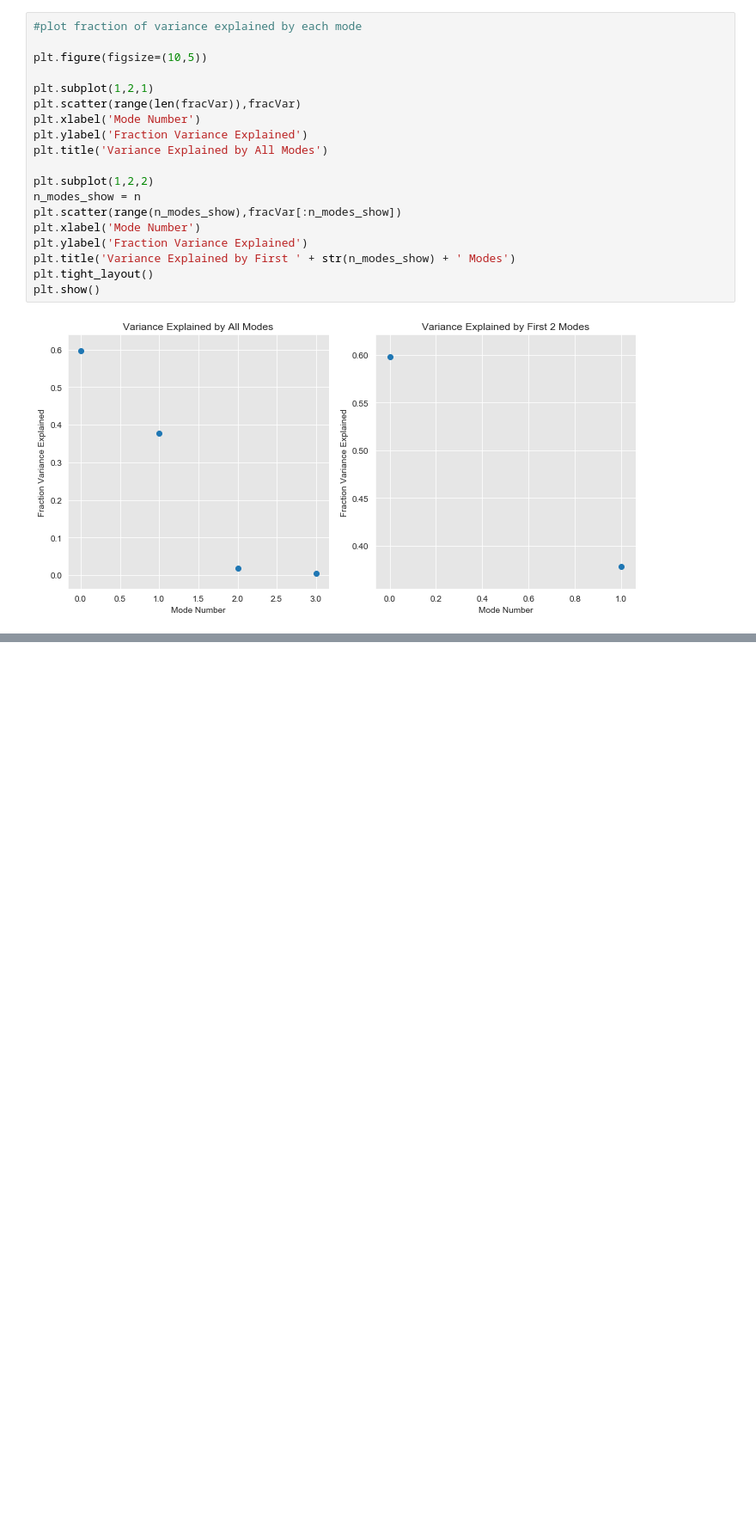
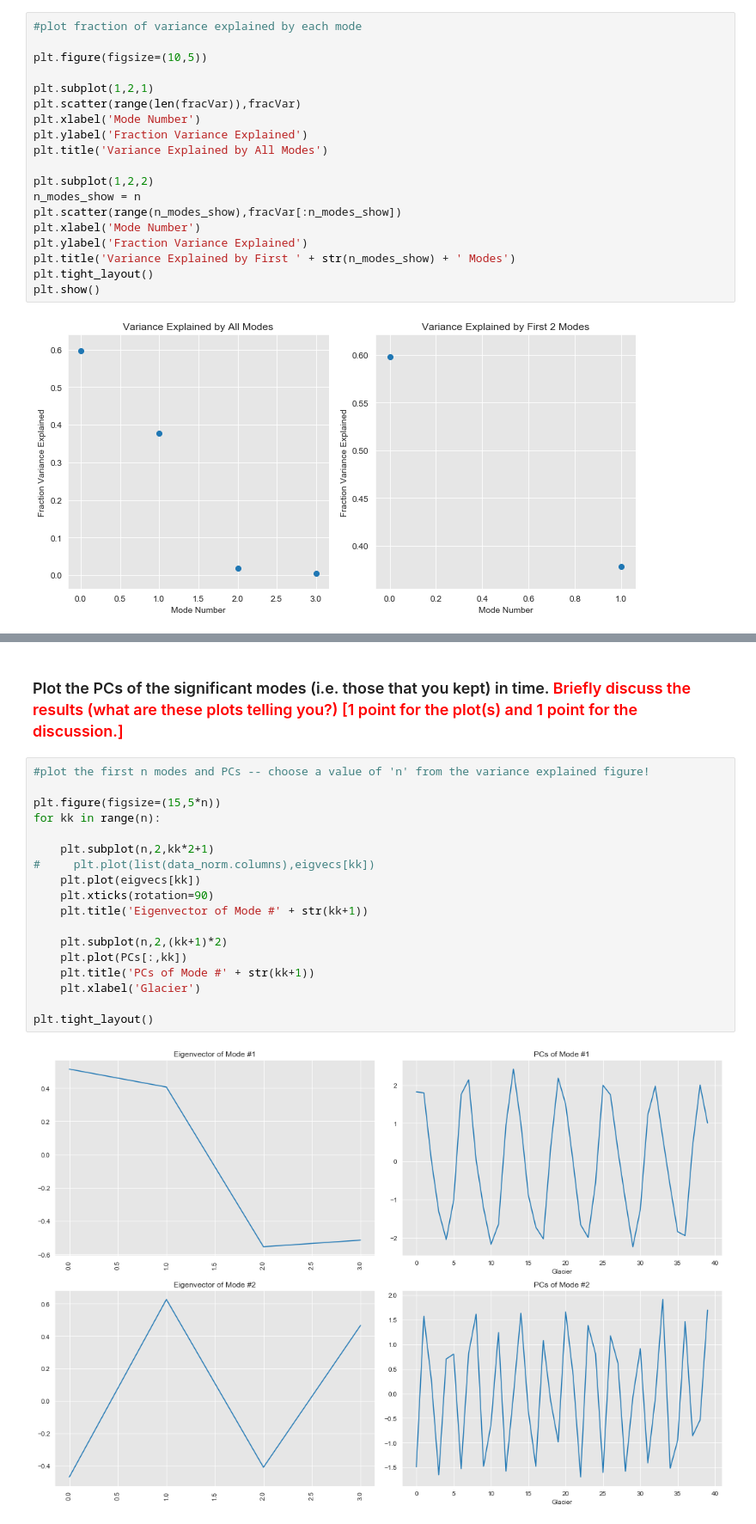
Before and after one commit to Pearl-Ayem/Geoscientific-Data-Science-and-Empirical-Modeling, a Jupyter notebook: Assignment_2/Assn2.ipynb, the cells around one changed output, grey strips where cells are left out. Shown: that part at 86% size. Cells and saved outputs as stored; diff of their text form; blank space fills up the shorter version.

```diff
--- a/Assignment_2/Assn2.ipynb
+++ b/Assignment_2/Assn2.ipynb
@@ -87,0 +116,22 @@ plt.show()
+# %% [markdown]
+### Plot the PCs of the significant modes (i.e. those that you kept) in time. <font color='red'>Briefly discuss the results (what are these plots telling you?) [1 point for the plot(s) and 1 point for the discussion.]</font>
+# %%
+#plot the first n modes and PCs -- choose a value of 'n' from the variance explained figure!
+
+plt.figure(figsize=(15,5*n))
+for kk in range(n):
+
+    plt.subplot(n,2,kk*2+1)
+#     plt.plot(list(data_norm.columns),eigvecs[kk])
+    plt.plot(eigvecs[kk])
+    plt.xticks(rotation=90)
+    plt.title('Eigenvector of Mode #' + str(kk+1))
+
+    plt.subplot(n,2,(kk+1)*2)
+    plt.plot(PCs[:,kk])
+    plt.title('PCs of Mode #' + str(kk+1))
+    plt.xlabel('Glacier')
+
+plt.tight_layout()
+# %% [output]
+[figure, added]
```
Also changed, not shown: parts of 6 cells of this notebook.
